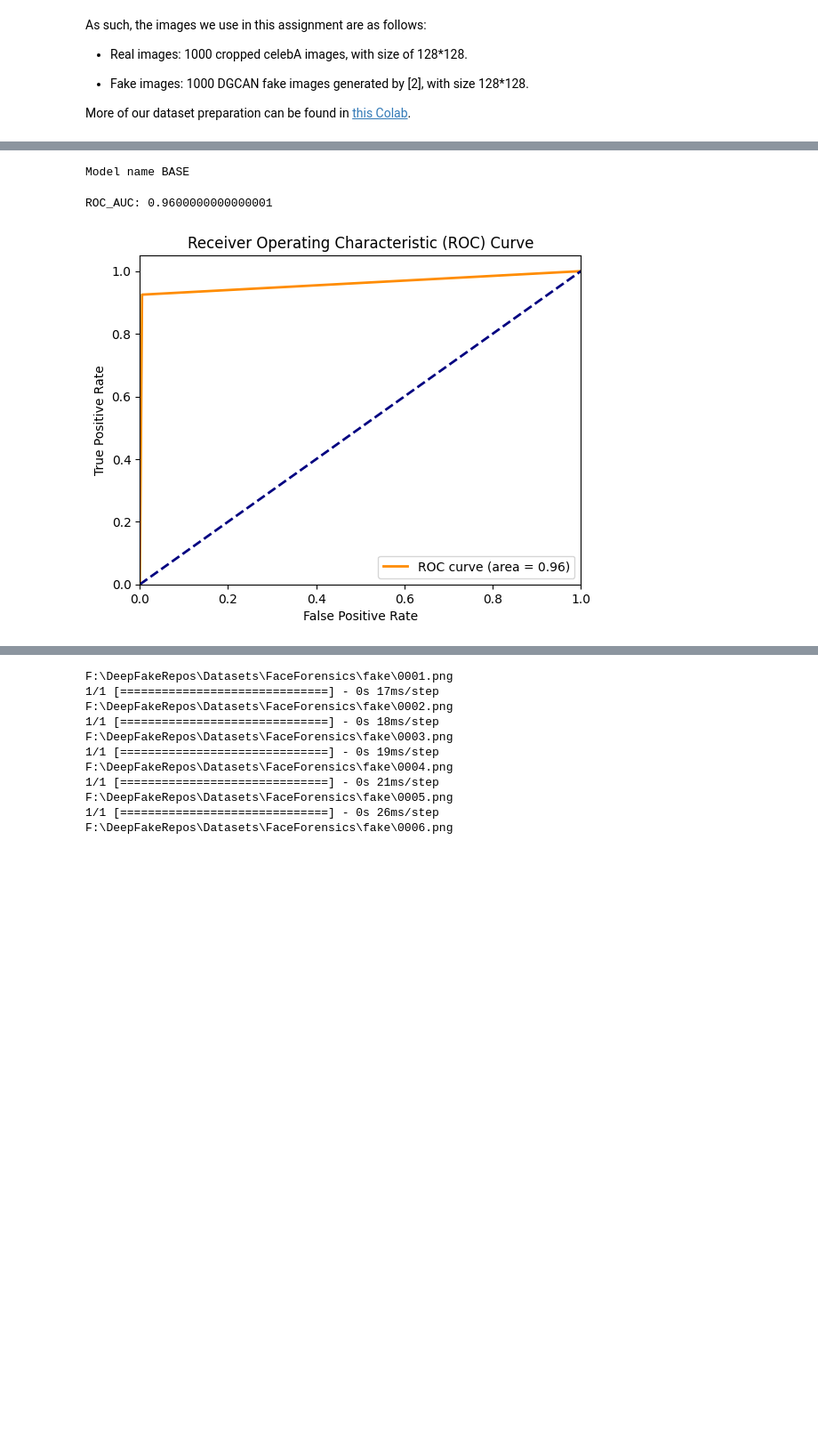
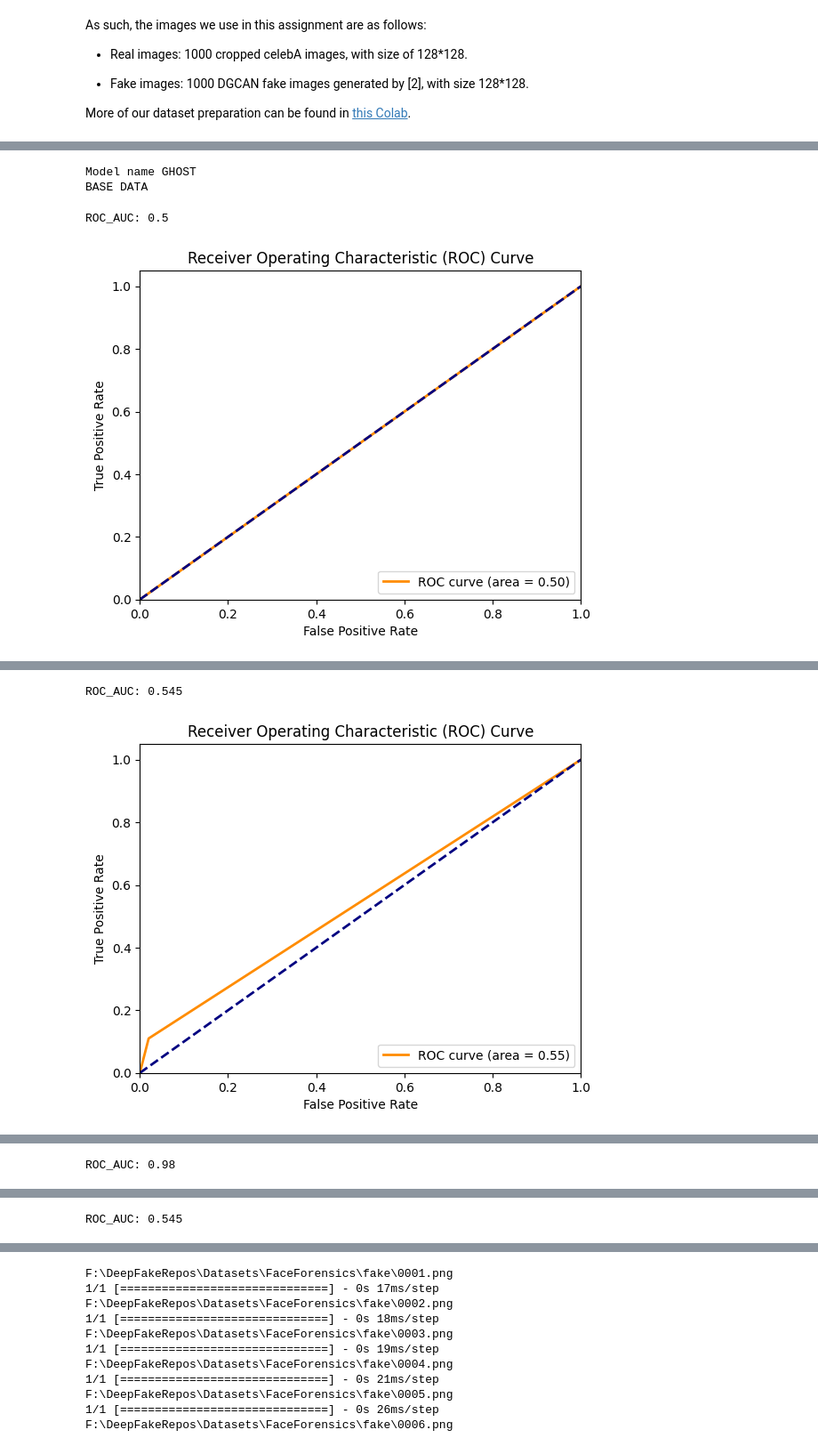
Before and after one commit to Dryg1214/DeepFakeRepos, a Jupyter notebook: AllModels/DeepFakeDetectionModels/XceptionNet/XceptionNet.ipynb, the cells around one changed output, grey strips where cells are left out. Shown at 89% size. Cells and saved outputs as stored; diff of their text form; code cells hidden in the pictures; blank space fills up the shorter version.

Commit message:
XceptionModelsPred

```diff
--- a/AllModels/DeepFakeDetectionModels/XceptionNet/XceptionNet.ipynb
+++ b/AllModels/DeepFakeDetectionModels/XceptionNet/XceptionNet.ipynb
@@ -217,34 +356,60 @@ baseDataTestPath = "D:\\DeepFakeRepos\\AllModels\\DeepFakeDetectionModels\\Xcept
 # %%
-final_model = load_model(baseModelPath)
-nameModel = "BASE"
+IMG_SIZE = 1024
+final_model = load_model(ghostModelPath)
+nameModel = "GHOST"
 
-IMG_SIZE = 128
 print(f"Model name {nameModel}")
 
+print("BASE DATA")
 all_images, labels = load_images_and_prepare_labels(baseDataTestPath);
 tp, fp, tn, fn = evaluate_model_performance(img_paths=all_images, labels=labels, nameModel=nameModel);
+print("Predict fake as fake: %d" %tp)
+print("Predict fake as real: %d" %fp)
+print("Predict real as real: %d" %tn)
+print("Predict real as fake: %d" %fn)
+print()
 
-print("Total images used: %d" % len(all_images))
-print(f"Predict {nameModel} fake as fake: %d" %tp)
-print(f"Predict {nameModel} fake as real: %d" %fp)
-print(f"Predict {nameModel} real as real: %d" %tn)
-print(f"Predict {nameModel} real as fake: %d" %fn)
-# BASE_DATA
+print("ROOP DATA")
+all_images, labels = load_images_and_prepare_labels(roopDataPath);
+tp, fp, tn, fn = evaluate_model_performance(img_paths=all_images, labels=labels, nameModel=nameModel);
+print("Predict fake as fake: %d" %tp)
+print("Predict fake as real: %d" %fp)
+print("Predict real as real: %d" %tn)
+print("Predict real as fake: %d" %fn)
+print()
 
-# IMG_SIZE = 1024
-# all_images, labels = load_images_and_prepare_labels(roopDataPath);
-# tp, fp, tn, fn = evaluate_model_performance(img_paths=all_images, labels=labels, nameModel=nameModel);
+print("GHOST DATA")
+all_images, labels = load_images_and_prepare_labels(ghostDataPath);
+tp, fp, tn, fn = evaluate_model_performance(img_paths=all_images, labels=labels, nameModel=nameModel);
+print("Predict fake as fake: %d" %tp)
+print("Predict fake as real: %d" %fp)
+print("Predict real as real: %d" %tn)
+print("Predict real as fake: %d" %fn)
+print()
 
-# print(f"Model name {nameModel}")
-# print("Total images used: %d" % len(all_images))
-# print(f"Predict {nameModel} fake as fake: %d" %tp)
-# print(f"Predict {nameModel} fake as real: %d" %fp)
-# print(f"Predict {nameModel} real as real: %d" %tn)
-# print(f"Predict {nameModel} real as fake: %d" %fn)
-# ROOP_DATA
+print("OLDER DATA")
+all_images, labels = load_images_and_prepare_labels(olderDataPath);
+tp, fp, tn, fn = evaluate_model_performance(img_paths=all_images, labels=labels, nameModel=nameModel);
+print("Predict fake as fake: %d" %tp)
+print("Predict fake as real: %d" %fp)
+print("Predict real as real: %d" %tn)
+print("Predict real as fake: %d" %fn)
+print()
+
+print("SMILE DATA")
+all_images, labels = load_images_and_prepare_labels(smileDataPath);
+tp, fp, tn, fn = evaluate_model_performance(img_paths=all_images, labels=labels, nameModel=nameModel);
+print("Predict fake as fake: %d" %tp)
+print("Predict fake as real: %d" %fp)
+print("Predict real as real: %d" %tn)
+print("Predict real as fake: %d" %fn)
+print()
+# GHOST_DATA
+#label 0: real, label 1: fake
 # %% [output]
-Model name BASE
+Model name GHOST
+BASE DATA
-ROC_AUC: 0.9600000000000001
+ROC_AUC: 0.5
-[figure, old version]
+[figure, new version]
               precision    recall  f1-score   support
 
@@ -262,0 +429,2 @@ Predict BASE real as fake: 1
+ROC_AUC: 0.545
+[figure, added]
@@ -262,0 +446 @@ Predict BASE real as fake: 1
+ROC_AUC: 0.98
@@ -262,0 +463 @@ Predict BASE real as fake: 1
+ROC_AUC: 0.545
```
Also changed, not shown: parts of 13 cells of this notebook.
